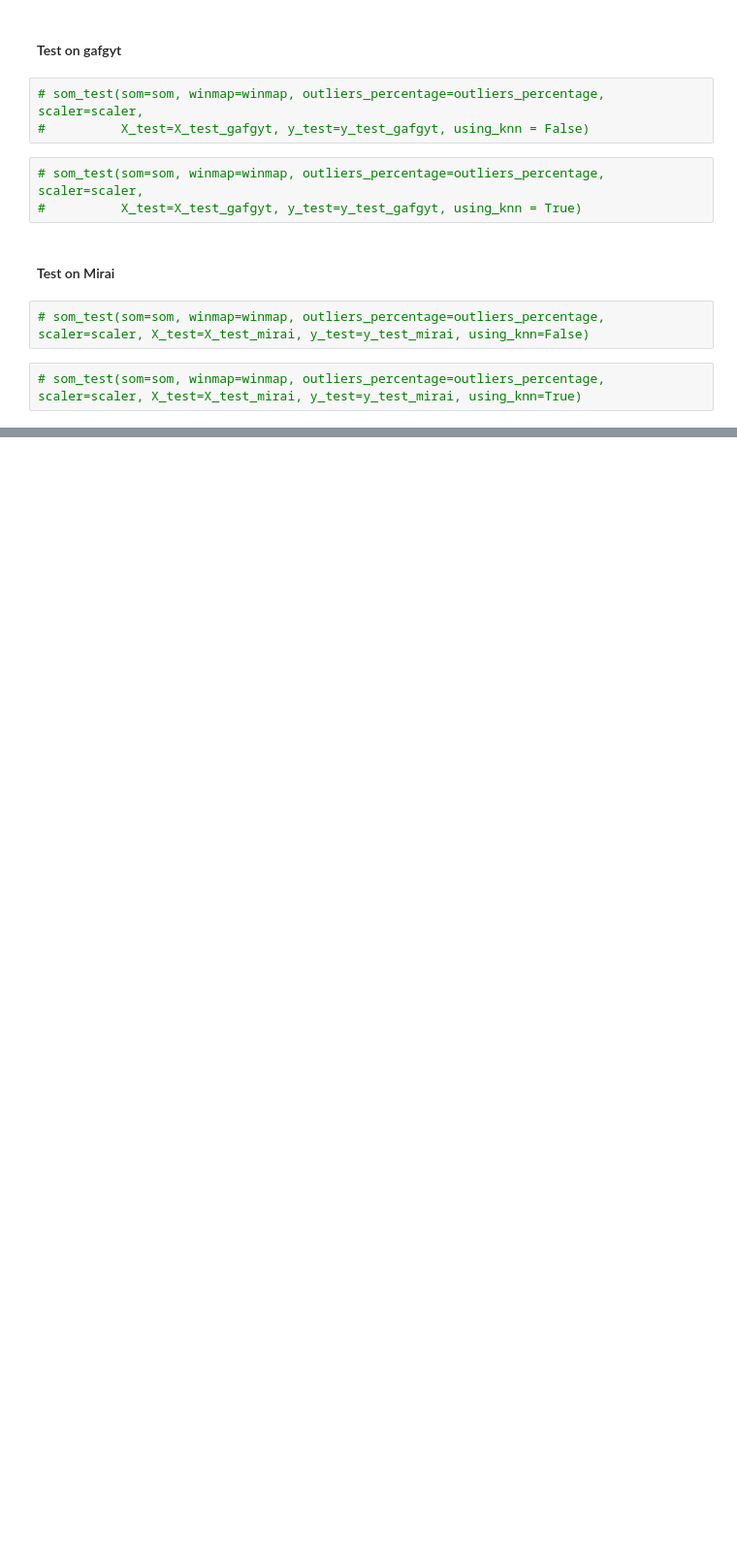
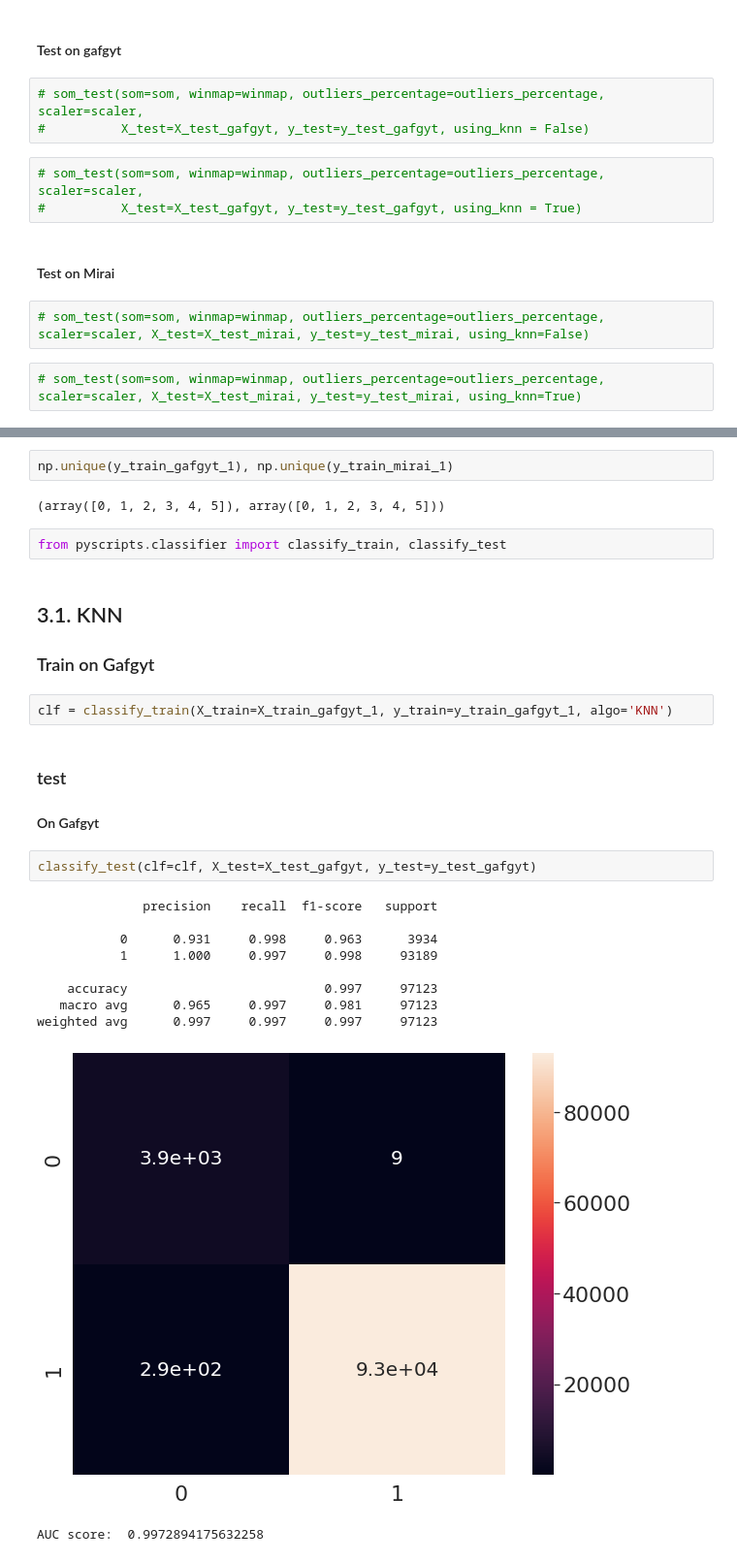
Before and after one commit to ladin157/SOM-KNN-IoT_AD, a Jupyter notebook: v2-notebooks/D2.ipynb, the cells around one changed output, grey strips where cells are left out. Shown at 97% size. Saved outputs shown, nothing was run; the diff lists cells and outputs as text; blank space fills up the shorter version.

```diff
--- a/v2-notebooks/D2.ipynb
+++ b/v2-notebooks/D2.ipynb
@@ -1004,0 +1017,28 @@ AUC score:  0.9980640288623314
+# %%
+np.unique(y_train_gafgyt_1), np.unique(y_train_mirai_1)
+# %% [output]
+(array([0, 1, 2, 3, 4, 5]), array([0, 1, 2, 3, 4, 5]))
+# %%
+from pyscripts.classifier import classify_train, classify_test
+# %% [markdown]
+## 3.1. KNN
+
+### Train on Gafgyt
+# %%
+clf = classify_train(X_train=X_train_gafgyt_1, y_train=y_train_gafgyt_1, algo='KNN')
+# %% [markdown]
+### test
+#### On Gafgyt
+# %%
+classify_test(clf=clf, X_test=X_test_gafgyt, y_test=y_test_gafgyt)
+# %% [output]
+              precision    recall  f1-score   support
+
+           0      0.931     0.998     0.963      3934
+           1      1.000     0.997     0.998     93189
+
+    accuracy                          0.997     97123
+   macro avg      0.965     0.997     0.981     97123
+weighted avg      0.997     0.997     0.997     97123
+[figure, added]
+AUC score:  0.9972894175632258
```
Also changed, not shown: parts of 57 cells of this notebook, 11 other files.
